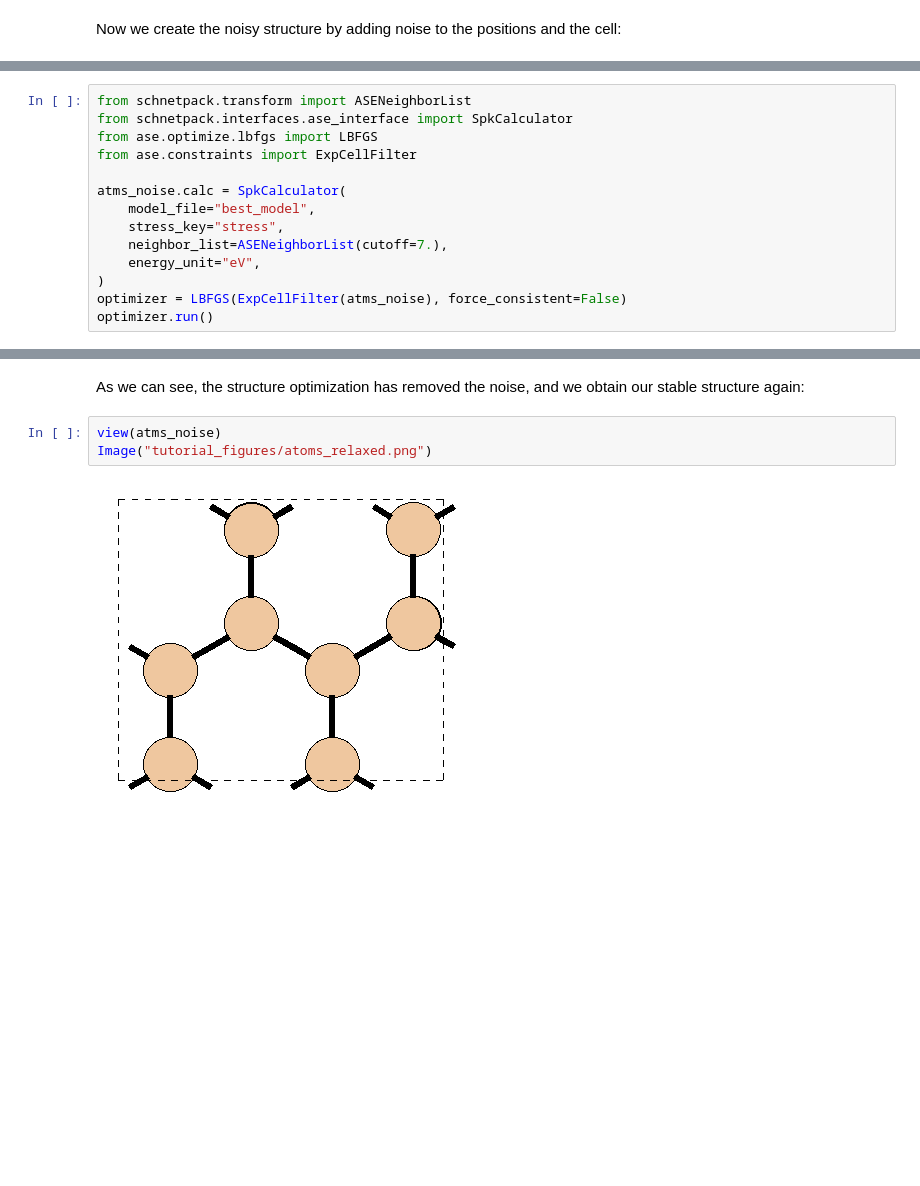
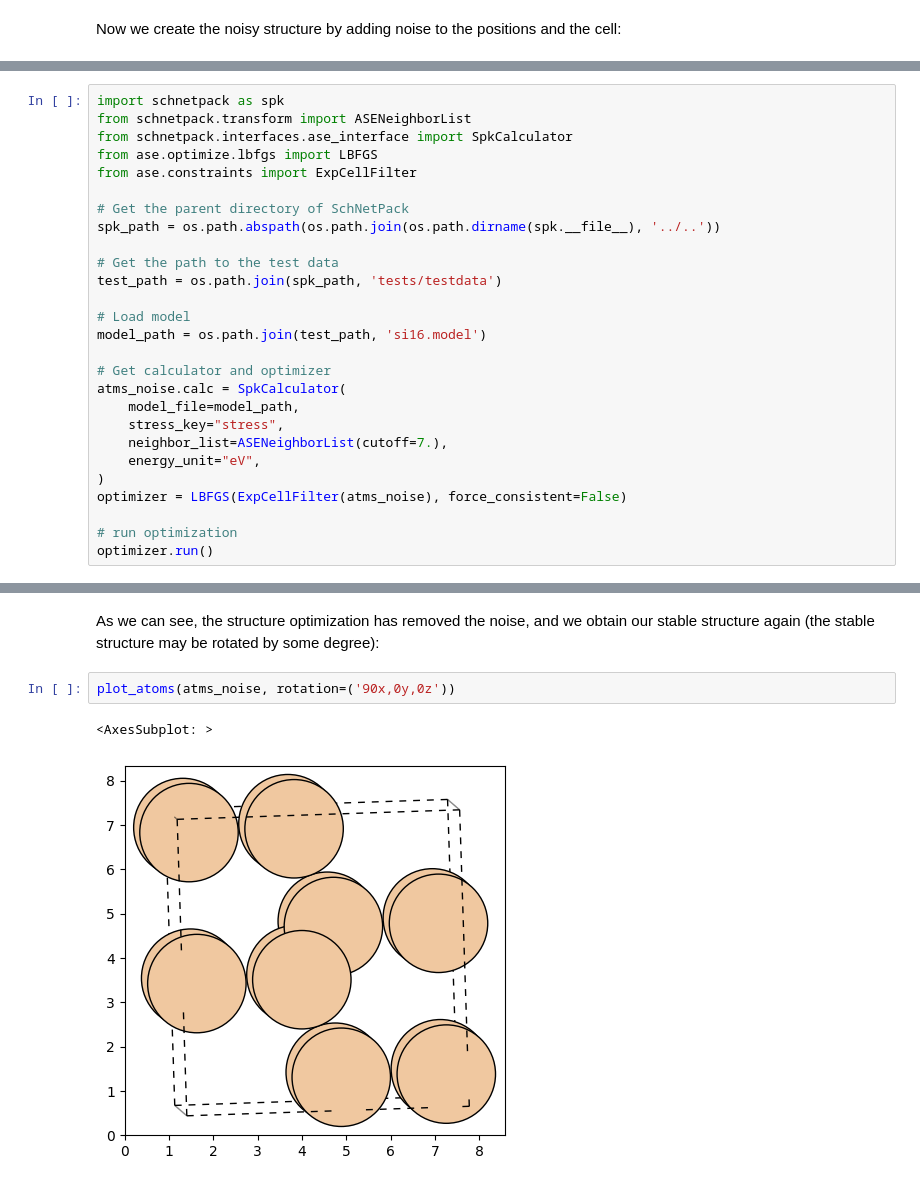
Before and after one commit to atomistic-machine-learning/schnetpack, a Jupyter notebook: examples/tutorials/tutorial_05_materials.ipynb, the cells around one changed output, grey strips where cells are left out. Saved outputs shown, nothing was run; the diff lists cells and outputs as text; blank space fills up the shorter version.

```diff
--- a/examples/tutorials/tutorial_05_materials.ipynb
+++ b/examples/tutorials/tutorial_05_materials.ipynb
@@ -304,15 +303,28 @@ As we can see, the new structure is visibly deformed. With the use of a model tr
 # %%
+import schnetpack as spk
 from schnetpack.transform import ASENeighborList
 from schnetpack.interfaces.ase_interface import SpkCalculator
 from ase.optimize.lbfgs import LBFGS
 from ase.constraints import ExpCellFilter
 
+# Get the parent directory of SchNetPack
+spk_path = os.path.abspath(os.path.join(os.path.dirname(spk.__file__), '../..'))
+
+# Get the path to the test data
+test_path = os.path.join(spk_path, 'tests/testdata')
+
+# Load model
+model_path = os.path.join(test_path, 'si16.model')
+
+# Get calculator and optimizer
 atms_noise.calc = SpkCalculator(
-    model_file="best_model",
+    model_file=model_path,
     stress_key="stress",
     neighbor_list=ASENeighborList(cutoff=7.),
     energy_unit="eV",
 )
 optimizer = LBFGS(ExpCellFilter(atms_noise), force_consistent=False)
+
+# run optimization
 optimizer.run()
 # %% [output]
@@ -338,8 +350,8 @@ LBFGS:   31 17:43:55   -10169.212891        0.0477
 True
 # %% [markdown]
-As we can see, the structure optimization has removed the noise, and we obtain our stable structure again:
+As we can see, the structure optimization has removed the noise, and we obtain our stable structure again (the stable structure may be rotated by some degree):
-# %%
-view(atms_noise)
-Image("tutorial_figures/atoms_relaxed.png")
-# %% [output]
-[figure, removed]
+# %%
+plot_atoms(atms_noise, rotation=('90x,0y,0z'))
+# %% [output]
+<AxesSubplot: >
+[figure, added]
```
Also changed, not shown: parts of 9 cells of this notebook, 4 other files.
